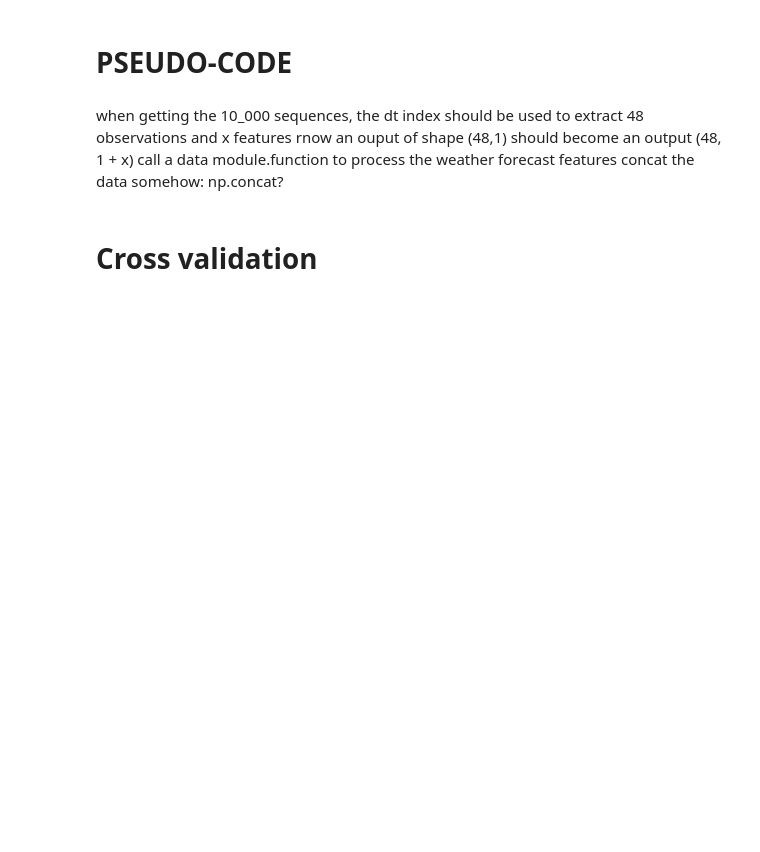
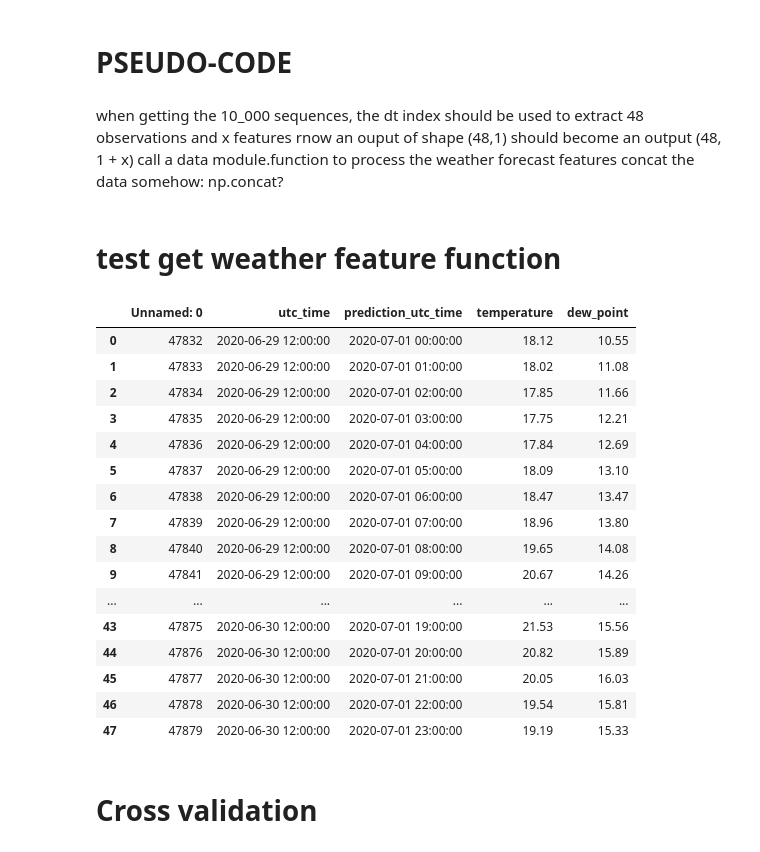
Before and after one commit to jerome-roeser/advanced-power-forecast, a Jupyter notebook: notebooks/jerome_forecast_feature.ipynb, the cells around one changed output. Saved outputs shown, nothing was run; the diff lists cells and outputs as text; code cells hidden in the pictures; blank space fills up the shorter version.

Commit message:
finished functional get_weather_forecast_features function

```diff
--- a/notebooks/jerome_forecast_feature.ipynb
+++ b/notebooks/jerome_forecast_feature.ipynb
@@ -239,6 +234,46 @@ rnow an ouput of shape (48,1)
 should become an output (48, 1 + x)
 call a data module.function to process the weather forecast features
 concat the data somehow: np.concat?
+# %% [markdown]
+# test get weather feature function
+# %%
+pv_weather_df = pd.read_csv('../raw_data/weather_forecast_processed.csv')
+
+def get_weather_forecast_features(forecast: pd.DataFrame, input_date: str) -> pd.DataFrame:
+    forecast.rename(columns={'forecast dt iso':'utc_time',
+                        'slice dt iso':'prediction_utc_time'},
+                        inplace=True)
+    forecast['utc_time'] = pd.to_datetime(forecast['utc_time'])
+    forecast['prediction_utc_time'] = pd.to_datetime(forecast['prediction_utc_time'])
+
+    input_datetime = datetime.strptime(input_date, '%Y-%m-%d')
+
+    forecast_day_before_input_date = forecast[forecast.utc_time.dt.date == (input_datetime.date() - timedelta(days=1))].iloc[-24:,:]
+    forecast_input_date = forecast[forecast.utc_time.dt.date == input_datetime.date()].iloc[:24,:]
+    df_forecast = pd.concat([forecast_day_before_input_date,
+                             forecast_input_date], axis=0).reset_index(drop=True)
+    return df_forecast
+
+df_forecast = get_weather_forecast_features(pv_weather_df, '2020-06-30')
+df_forecast.iloc[:,:5]
+# %% [output]
+|  | Unnamed: 0 | utc_time | prediction_utc_time | temperature | dew_point |
+| 0 | 47832 | 2020-06-29 12:00:00 | 2020-07-01 00:00:00 | 18.12 | 10.55 |
+| 1 | 47833 | 2020-06-29 12:00:00 | 2020-07-01 01:00:00 | 18.02 | 11.08 |
+| 2 | 47834 | 2020-06-29 12:00:00 | 2020-07-01 02:00:00 | 17.85 | 11.66 |
+| 3 | 47835 | 2020-06-29 12:00:00 | 2020-07-01 03:00:00 | 17.75 | 12.21 |
+| 4 | 47836 | 2020-06-29 12:00:00 | 2020-07-01 04:00:00 | 17.84 | 12.69 |
+| 5 | 47837 | 2020-06-29 12:00:00 | 2020-07-01 05:00:00 | 18.09 | 13.10 |
+| 6 | 47838 | 2020-06-29 12:00:00 | 2020-07-01 06:00:00 | 18.47 | 13.47 |
+| 7 | 47839 | 2020-06-29 12:00:00 | 2020-07-01 07:00:00 | 18.96 | 13.80 |
+| 8 | 47840 | 2020-06-29 12:00:00 | 2020-07-01 08:00:00 | 19.65 | 14.08 |
+| 9 | 47841 | 2020-06-29 12:00:00 | 2020-07-01 09:00:00 | 20.67 | 14.26 |
+| ... | ... | ... | ... | ... | ... |
+| 43 | 47875 | 2020-06-30 12:00:00 | 2020-07-01 19:00:00 | 21.53 | 15.56 |
+| 44 | 47876 | 2020-06-30 12:00:00 | 2020-07-01 20:00:00 | 20.82 | 15.89 |
+| 45 | 47877 | 2020-06-30 12:00:00 | 2020-07-01 21:00:00 | 20.05 | 16.03 |
+| 46 | 47878 | 2020-06-30 12:00:00 | 2020-07-01 22:00:00 | 19.54 | 15.81 |
+| 47 | 47879 | 2020-06-30 12:00:00 | 2020-07-01 23:00:00 | 19.19 | 15.33 |
 # %%
 ############################################# For Jerome - ignore the rest ############################################################
 # %%
```
Also changed, not shown: parts of 2 cells of this notebook.
